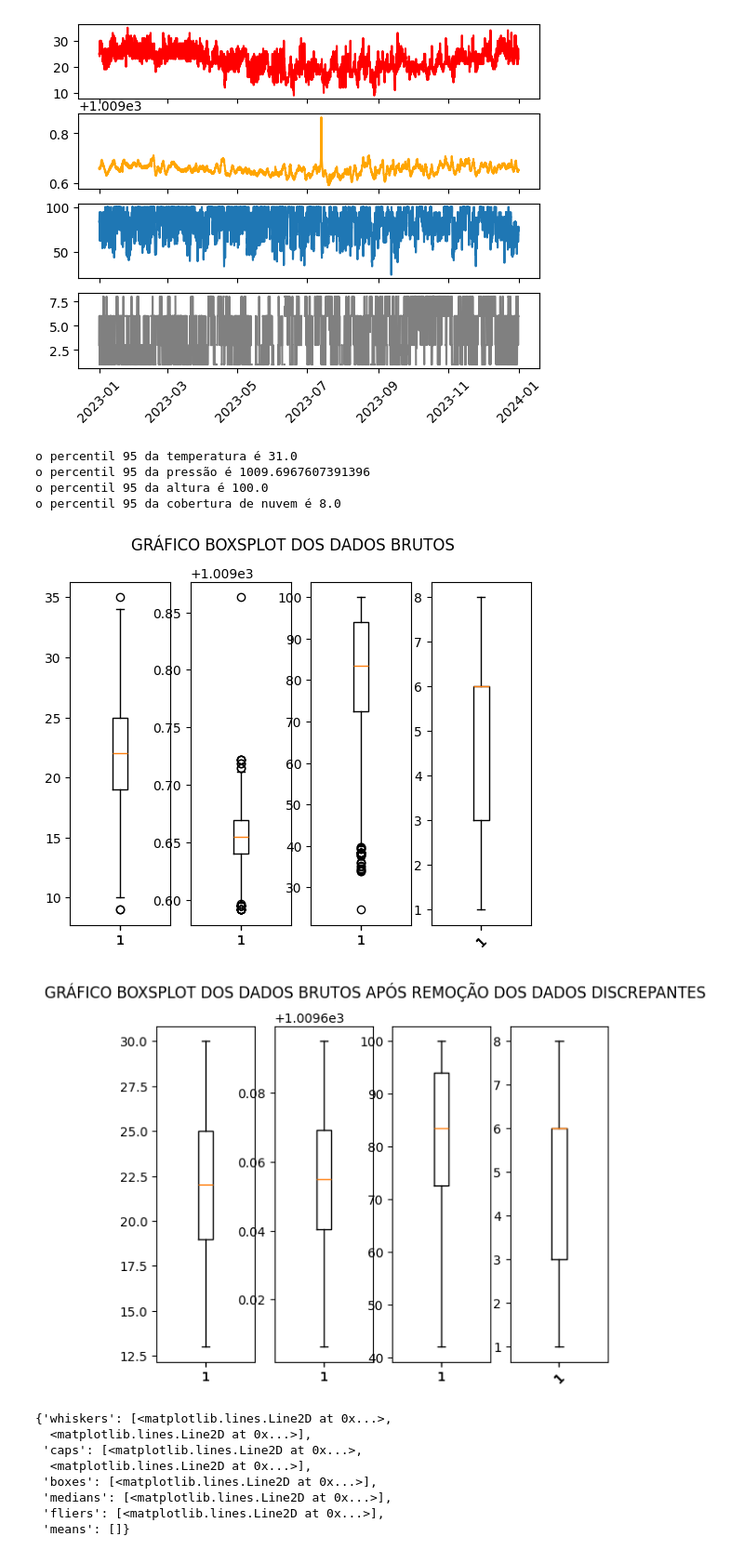
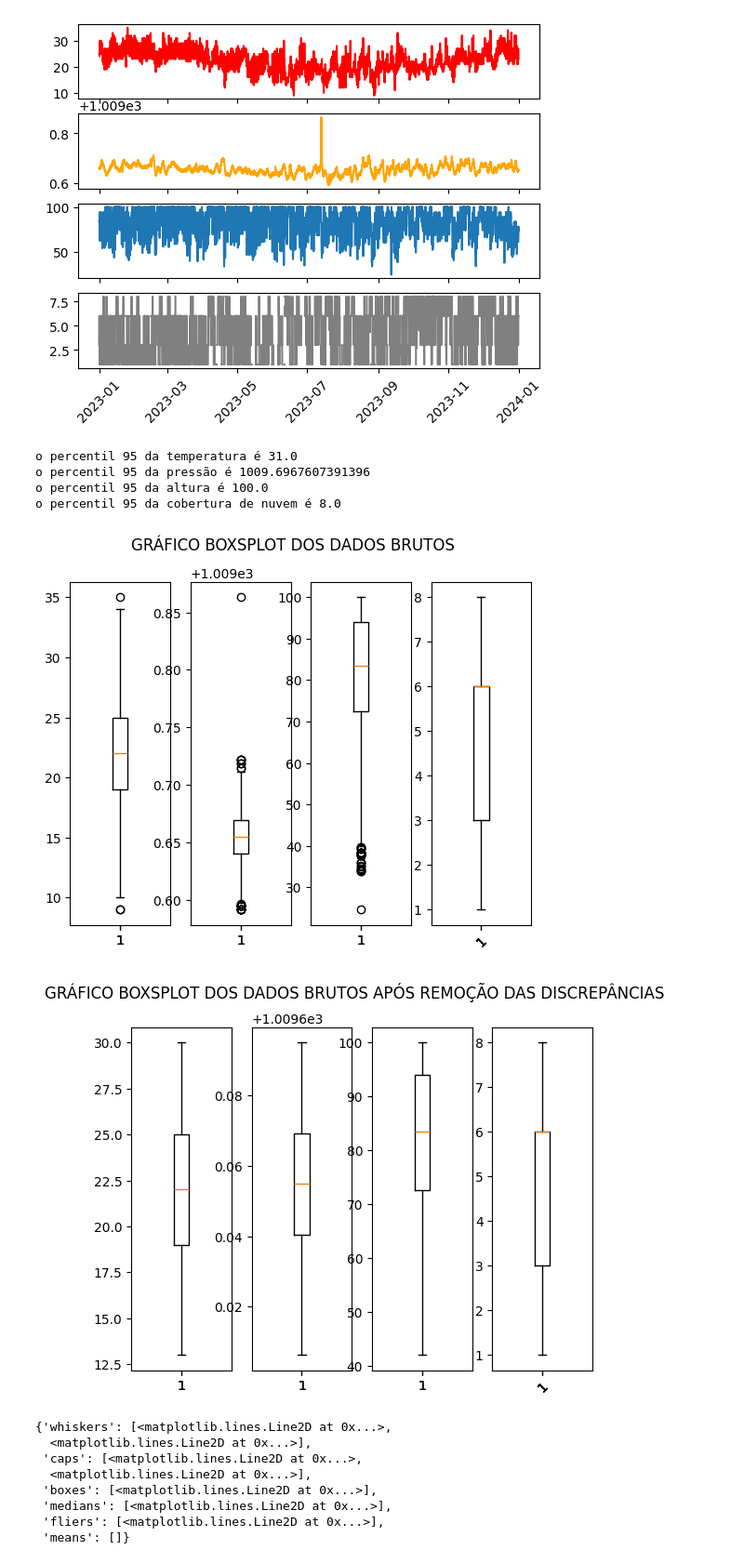
Before and after one commit to Bianca-bonetti/controledepoluicaoatm, a Jupyter notebook: Atividade2.ipynb, the cells around one changed output. Shown at 93% size. Cells and saved outputs as stored; diff of their text form; code cells hidden in the pictures.

```diff
--- a/Atividade2.ipynb
+++ b/Atividade2.ipynb
@@ -116,33 +116,33 @@ import numpy as np
 # fazendo box plot das variáveis
 fig,ax = plt.subplots(1,4,sharex=True)
 fig.suptitle('GRÁFICO BOXSPLOT DOS DADOS BRUTOS')
 ax[0].boxplot(metSuperficie['temp'])
 ax[1].boxplot(metSuperficie['p'])
 ax[2].boxplot(metSuperficie['relh'])
 ax[3].boxplot(metSuperficie['cco'][~np.isnan(metSuperficie['cco'])])
 ax[3].tick_params(axis='x', rotation=45)
 
 #removendo valores acima do percentil 95°
 temp99 = np.percentile(metSuperficie['temp'],99)
 print('o percentil 95 da temperatura é ' +str(temp99))
 p99 = np.percentile(metSuperficie['p'],99)
 print('o percentil 95 da pressão é ' +str(p99))
 relh99 = np.percentile(metSuperficie['relh'],99)
 print('o percentil 95 da altura é ' +str(relh99))
 cco99 = np.nanpercentile(metSuperficie['cco'],99)
 print('o percentil 95 da cobertura de nuvem é ' +str(cco99))
 fig,ax = plt.subplots(1,4,sharex=True)
-fig.suptitle('GRÁFICO BOXSPLOT DOS DADOS BRUTOS APÓS REMOÇÃO DOS DADOS DISCREPANTES')
+fig.suptitle('GRÁFICO BOXSPLOT DOS DADOS BRUTOS APÓS REMOÇÃO DAS DISCREPÂNCIAS')
 ax[0].boxplot(metSuperficie['temp'][(metSuperficie['temp']<temp99) & (metSuperficie['temp']>np.percentile(metSuperficie['temp'],0.5))])
 ax[1].boxplot(metSuperficie['p'][(metSuperficie['p']<p99) & (metSuperficie['p']>np.percentile(metSuperficie['p'],0.5))])
 ax[2].boxplot(metSuperficie['relh'][(metSuperficie['relh']>np.percentile(metSuperficie['relh'],0.5))])
 ax[3].boxplot(metSuperficie['cco'][~np.isnan(metSuperficie['cco'])])
 ax[3].tick_params(axis='x', rotation=45)
 # %% [output]
 o percentil 95 da temperatura é 31.0
 o percentil 95 da pressão é 1009.6967607391396
 o percentil 95 da altura é 100.0
 o percentil 95 da cobertura de nuvem é 8.0
 [figure]
-[figure, old version]
+[figure, new version]
 # %%
```
Also changed, not shown: parts of 7 cells of this notebook.
